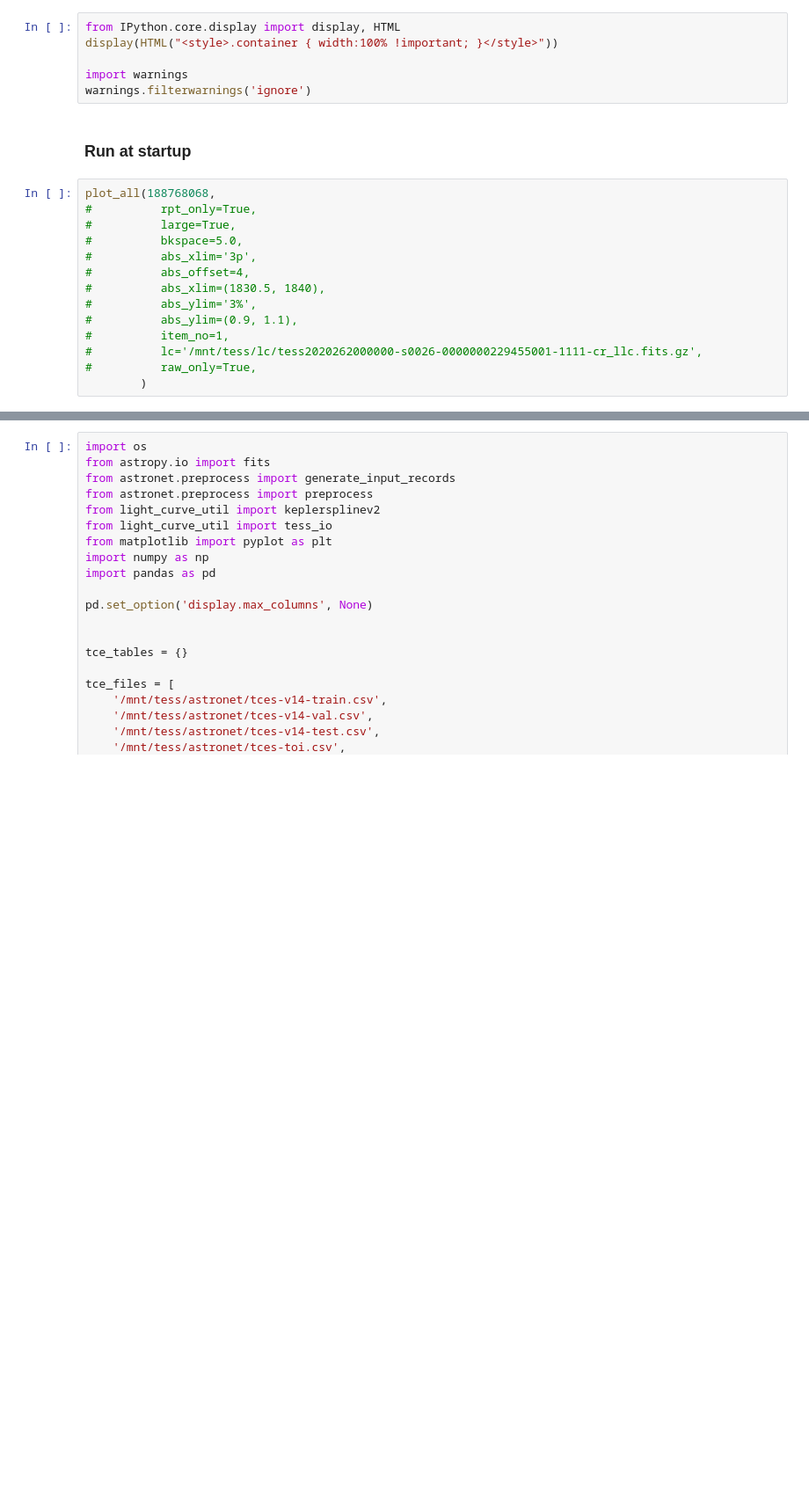
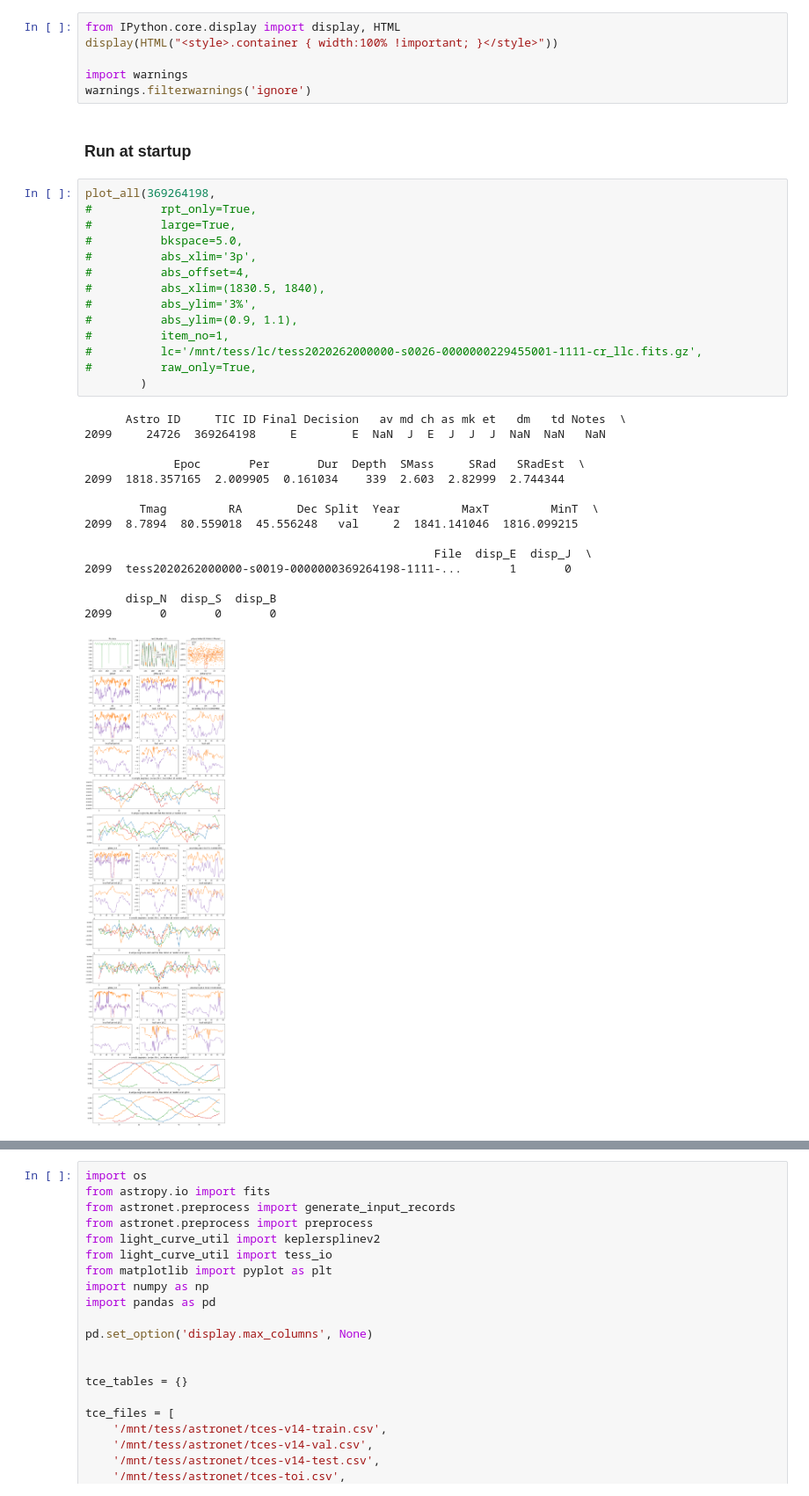
Before and after one commit to mit-kavli-institute/astronet-triage, a Jupyter notebook: Lightcurve.ipynb, the cells around one changed output, grey strips where cells are left out. Shown at 88% size. Drawn from its saved outputs; the diff is of its cells as text; blank space fills up the shorter version.

```diff
--- a/Lightcurve.ipynb
+++ b/Lightcurve.ipynb
@@ -7,16 +7,32 @@ warnings.filterwarnings('ignore')
 # %% [markdown]
 ### Run at startup
 # %%
-plot_all(188768068,
+plot_all(369264198,
 #          rpt_only=True,
 #          large=True,
 #          bkspace=5.0,
 #          abs_xlim='3p',
 #          abs_offset=4,
 #          abs_xlim=(1830.5, 1840),
 #          abs_ylim='3%',
 #          abs_ylim=(0.9, 1.1),
 #          item_no=1,
 #          lc='/mnt/tess/lc/tess2020262000000-s0026-0000000229455001-1111-cr_llc.fits.gz',
 #          raw_only=True,
         )
+# %% [output]
+      Astro ID     TIC ID Final Decision   av md ch as mk et   dm   td Notes  \
+2099     24726  369264198     E        E  NaN  J  E  J  J  J  NaN  NaN   NaN
+
+             Epoc       Per       Dur  Depth  SMass     SRad   SRadEst  \
+2099  1818.357165  2.009905  0.161034    339  2.603  2.82999  2.744344
+
+        Tmag         RA        Dec Split  Year         MaxT         MinT  \
+2099  8.7894  80.559018  45.556248   val     2  1841.141046  1816.099215
+
+                                                   File  disp_E  disp_J  \
+2099  tess2020262000000-s0019-0000000369264198-1111-...       1       0
+
+      disp_N  disp_S  disp_B
+2099       0       0       0
+[figure, added]
```
Also changed, not shown: parts of 1 cell of this notebook, 3 other files.
